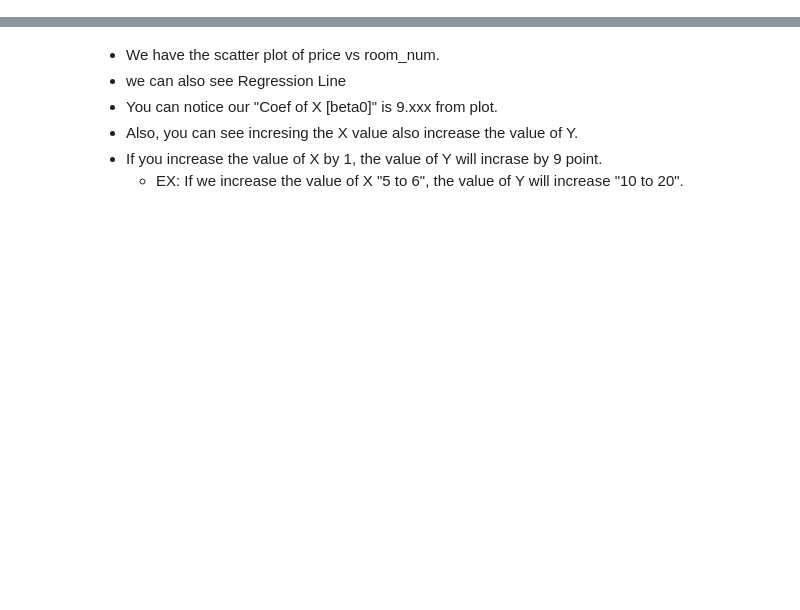
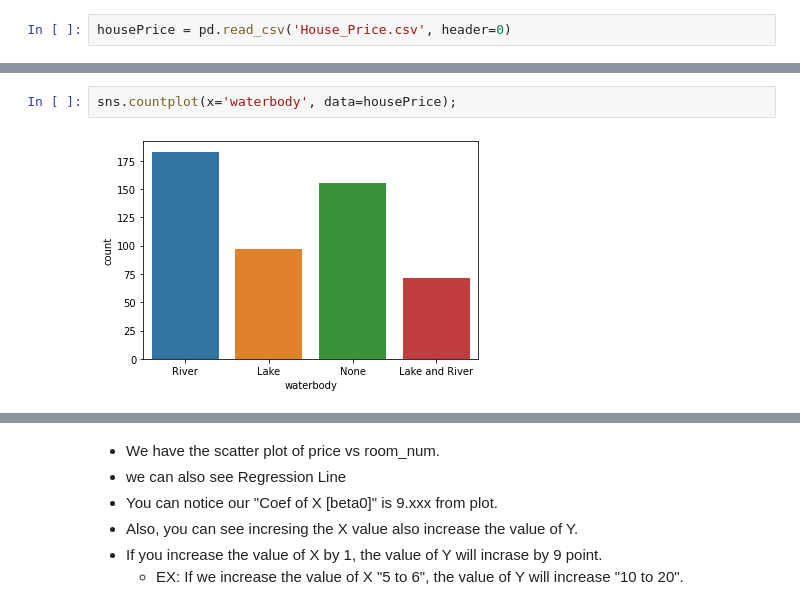
Before and after one commit to imdhruv99/Machine-Learning-Python, a Jupyter notebook: 05_Linear_Regression/01_Simple_Linear_Regression/SLR.ipynb, the cells around one changed output, grey strips where cells are left out. Drawn from its saved outputs; the diff is of its cells as text; blank space fills up the shorter version.

```diff
--- a/05_Linear_Regression/01_Simple_Linear_Regression/Simple_Linear_Regression.ipynb
+++ b/05_Linear_Regression/01_Simple_Linear_Regression/SLR.ipynb
@@ -622,0 +9,2 @@ sns.jointplot(x=df['room_num'], y=df['price'], data=df, kind='reg', color='green
+# %%
+housePrice = pd.read_csv('House_Price.csv', header=0)
@@ -622,0 +57,4 @@ sns.jointplot(x=df['room_num'], y=df['price'], data=df, kind='reg', color='green
+# %%
+sns.countplot(x='waterbody', data=housePrice);
+# %% [output]
+[figure, added]
```
Also changed, not shown: parts of 143 cells of this notebook, 2 other files.
